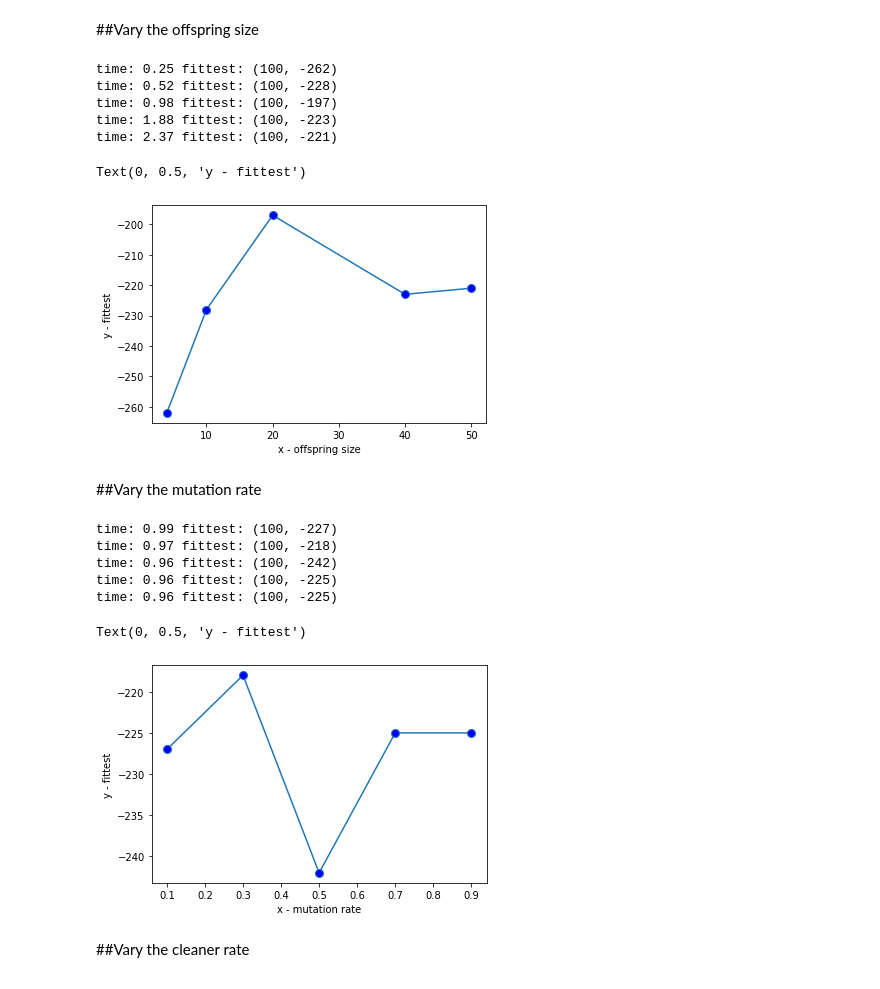
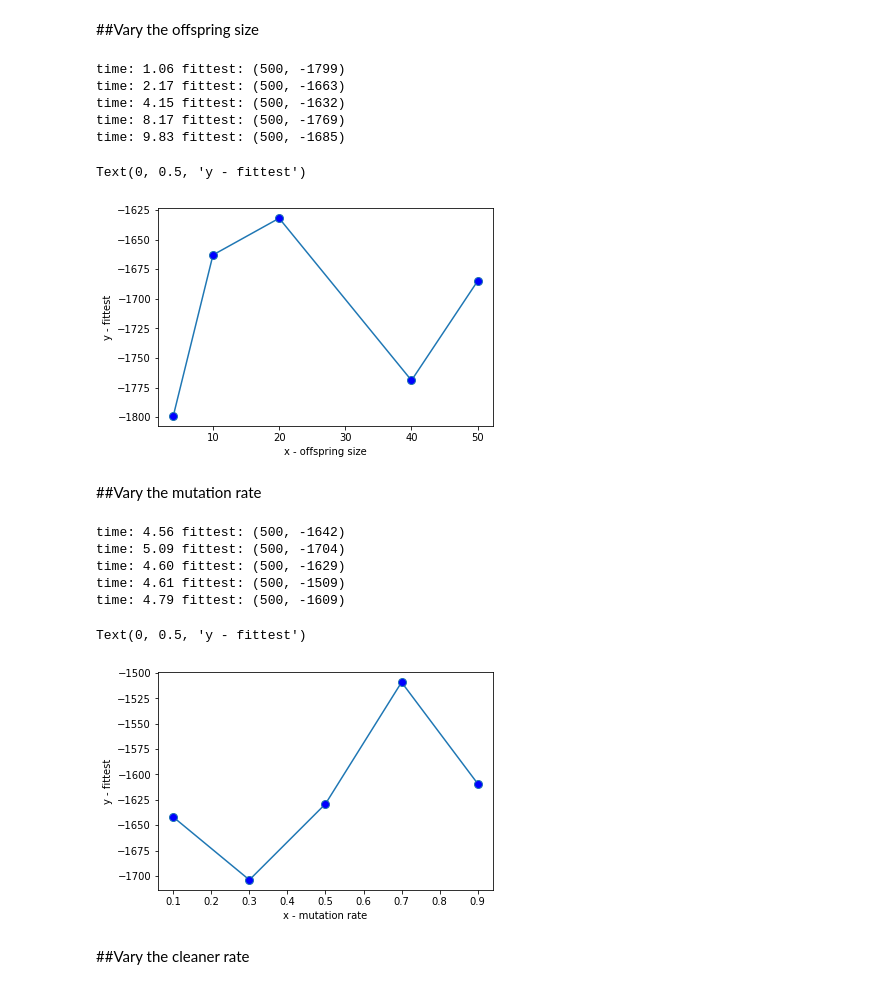
Before and after one commit to Girasolo/computational_intelligence, a Jupyter notebook: lab2/lab2.ipynb, the cells around one changed output. Drawn from its saved outputs; the diff is of its cells as text; code cells hidden in the pictures.

Commit message:
added presentation, added cleaner graphs, fixed lab2

```diff
--- a/lab2/lab2.ipynb
+++ b/lab2/lab2.ipynb
@@ -80,7 +80,7 @@ def GA(population, NUM_GENERATIONS, OFFSPRING_SIZE, mutation_rate,POPULATION_SIZ
     for g in range(NUM_GENERATIONS):
         offspring = list()
         for i in range(OFFSPRING_SIZE): #generation of the offSprings
-            if random.random() < 0.5:
+            if random.random() < mutation_rate:
                 p = tournament(population)
                 if g<NUM_GENERATIONS/cleaner_rate:
                     o= vacuum_cleaner(p.genome)
@@ -98,13 +98,12 @@ def GA(population, NUM_GENERATIONS, OFFSPRING_SIZE, mutation_rate,POPULATION_SIZ
         #population=deClonizator(population)
         population=list(dict.fromkeys(population))  #deletion of duplicates
 
-
         population = sorted(population, key=lambda i: i.fitTuple, reverse=True)[:POPULATION_SIZE]  #cut the population to the original size
         if(population[0].fitTuple>fittestIndividual.fitTuple):  #copy the fittest individual
             fittestIndividual=copy(population[0])
     end = time.time()
     delta=format(end-start, '.2f')
-    fitCall=NUM_GENERATIONS*OFFSPRING_SIZE #take note of #ofFitnessFunctionCall
+    #fitCall=NUM_GENERATIONS*OFFSPRING_SIZE #take note of #ofFitnessFunctionCall
     #print( "time: " + str(delta)+ " fit call " + str(fitCall))
     print( "time: " + str(delta) + " fittest: " + str(fittestIndividual.fitTuple))
     return fittestIndividual
@@ -110,0 +184,25 @@ def GA(population, NUM_GENERATIONS, OFFSPRING_SIZE, mutation_rate,POPULATION_SIZ
+# %%
+population_SIZE=20
+PROBLEM_SIZE=500
+OFFSPRING_SIZE=20
+mutation_rate=0.5
+cleaner_rate=10
+NUM_GENERATIONS=1000
+i=0
+ALL_LISTS=problem(PROBLEM_SIZE,42)
+fittest=list()
+
+population = list()
+
+for genome in [tuple([random.choice([1, 0]) for _ in range(len(ALL_LISTS))]) for _ in range(population_SIZE)]:
+    population.append(Individual(genome,fitness_function(genome)))
+
+population = sorted(population, key=lambda i: i.fitTuple, reverse=True)
+fittest_ind,cleanFitArray=GAclean(population,NUM_GENERATIONS,OFFSPRING_SIZE,mutation_rate,population_SIZE,cleaner_rate)
+fittest_ind,fitArray=GAnoClean(population,NUM_GENERATIONS,OFFSPRING_SIZE,mutation_rate,population_SIZE)
+print(cleanFitArray)
+print(fitArray)
+range_=range(0,1000,100)
+plt.plot(range_,cleanFitArray, fitArray,marker='o', markerfacecolor='blue', markersize=3)
+plt.xlabel('x - problem size')
+plt.ylabel('y - fittest')
@@ -147,9 +253,9 @@ def GAstrategy2(population, NUM_GENERATIONS, OFFSPRING_SIZE, mutation_rate,POPUL
 ##Vary the population size
 # %%
 population_SIZE=[4,8,10,20,50,100,200]
-PROBLEM_SIZE=100
+PROBLEM_SIZE=500
 OFFSPRING_SIZE=20
-mutation_rate=0.5
+mutation_rate=0.3
 cleaner_rate=20
 NUM_GENERATIONS=1000
 N=3
@@ -183,9 +289,9 @@ Text(0, 0.5, 'y - fittest')
 ##Vary the offspring size
 # %%
 population_SIZE=20
-PROBLEM_SIZE=100
+PROBLEM_SIZE=500
 OFFSPRING_SIZE=[4,10,20,40,50]
-mutation_rate=0.5
+mutation_rate=0.3
 cleaner_rate=20
 NUM_GENERATIONS=1000
 N=3
@@ -206,46 +312,46 @@ plt.xlabel('x - offspring size')
 # naming the y axis
 plt.ylabel('y - fittest')
 # %% [output]
-time: 0.25 fittest: (100, -262)
-time: 0.52 fittest: (100, -228)
-time: 0.98 fittest: (100, -197)
-time: 1.88 fittest: (100, -223)
-time: 2.37 fittest: (100, -221)
+time: 1.06 fittest: (500, -1799)
+time: 2.17 fittest: (500, -1663)
+time: 4.15 fittest: (500, -1632)
+time: 8.17 fittest: (500, -1769)
+time: 9.83 fittest: (500, -1685)
 Text(0, 0.5, 'y - fittest')
-[figure, old version]
+[figure, new version]
 # %% [markdown]
 ##Vary the mutation rate
 # %%
 population_SIZE=20
-PROBLEM_SIZE=100
+PROBLEM_SIZE=500
 OFFSPRING_SIZE=20
 mutation_rate=[0.1,0.3,0.5,0.7,0.9]
 cleaner_rate=20
 NUM_GENERATIONS=1000
 ALL_LISTS=problem(PROBLEM_SIZE,42)
 fittest=list()
 i=0
 for mut in mutation_rate:
     population = list()
 
     for genome in [tuple([random.choice([1, 0]) for _ in range(len(ALL_LISTS))]) for _ in range(population_SIZE)]:
         population.append(Individual(genome,fitness_function(genome)))
 
     population = sorted(population, key=lambda i: i.fitTuple, reverse=True)
     fittest_ind=GA(population,NUM_GENERATIONS,OFFSPRING_SIZE,mut,population_SIZE,cleaner_rate)
     fittest.append(fittest_ind.fitTuple[1])
 plt.plot(mutation_rate,fittest, marker='o', markerfacecolor='blue', markersize=8)
 plt.xlabel('x - mutation rate')
 # naming the y axis
 plt.ylabel('y - fittest')
 # %% [output]
-time: 0.99 fittest: (100, -227)
-time: 0.97 fittest: (100, -218)
-time: 0.96 fittest: (100, -242)
-time: 0.96 fittest: (100, -225)
-time: 0.96 fittest: (100, -225)
+time: 4.56 fittest: (500, -1642)
+time: 5.09 fittest: (500, -1704)
+time: 4.60 fittest: (500, -1629)
+time: 4.61 fittest: (500, -1509)
+time: 4.79 fittest: (500, -1609)
 Text(0, 0.5, 'y - fittest')
-[figure, old version]
+[figure, new version]
 # %% [markdown]
 ##Vary the cleaner rate
 # %%
```
Also changed, not shown: parts of 12 cells of this notebook, 3 other files.
